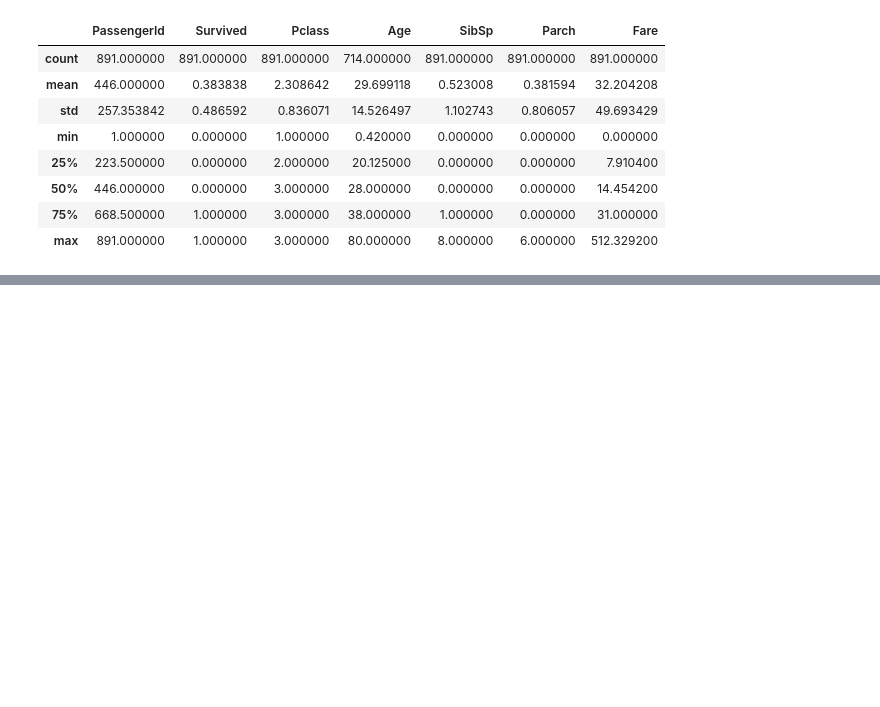
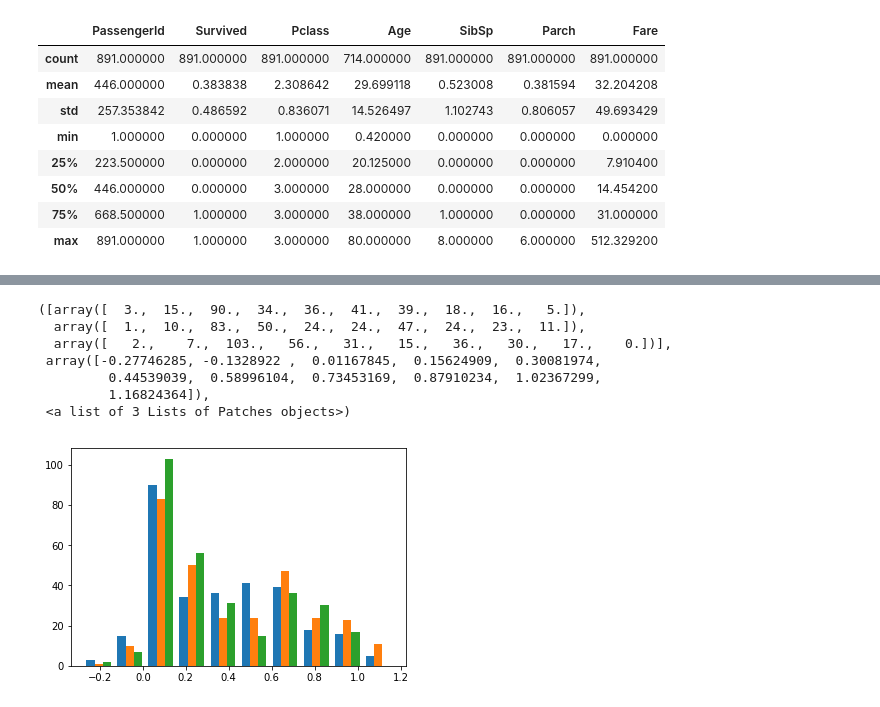
Before and after one commit to naginoa/Data-mining, a Jupyter notebook: 泰坦尼克生存预测案例/Titanic.ipynb, the cells around one changed output, grey strips where cells are left out. Saved outputs shown, nothing was run; the diff lists cells and outputs as text; code cells hidden in the pictures; blank space fills up the shorter version.

Commit message:
线性回归 和 cross validation 交叉验证

```diff
--- a/泰坦尼克生存预测案例/Titanic.ipynb
+++ b/泰坦尼克生存预测案例/Titanic.ipynb
@@ -25,0 +77,18 @@ df.describe()
+# %%
+from sklearn.linear_model import LinearRegression
+from sklearn.cross_validation import KFold
+
+#特征
+predictors = ['Pclass', 'Sex', 'Age', 'SibSp', 'Parch', 'Fare', 'Embarked']
+
+alg = LinearRegression()
+kf = KFold(df.shape[0], n_folds=3, random_state=1)
+
+predictions = []
+for train, test in kf:
+    train_predictors = (df[predictors].iloc[train, :])
+    train_target = df['Survived'].iloc[train]
+
+    alg.fit(train_predictors, train_target)
+    test_predictions = alg.predict(df[predictors].iloc[test, :])
+    predictions.append(test_predictions)
@@ -25,0 +111,11 @@ df.describe()
+# %%
+plt.hist(predictions)
+# %% [output]
+([array([  3.,  15.,  90.,  34.,  36.,  41.,  39.,  18.,  16.,   5.]),
+  array([  1.,  10.,  83.,  50.,  24.,  24.,  47.,  24.,  23.,  11.]),
+  array([   2.,    7.,  103.,   56.,   31.,   15.,   36.,   30.,   17.,    0.])],
+ array([-0.27746285, -0.1328922 ,  0.01167845,  0.15624909,  0.30081974,
+         0.44539039,  0.58996104,  0.73453169,  0.87910234,  1.02367299,
+         1.16824364]),
+ <a list of 3 Lists of Patches objects>)
+[figure, added]
```
Also changed, not shown: parts of 11 cells of this notebook.
